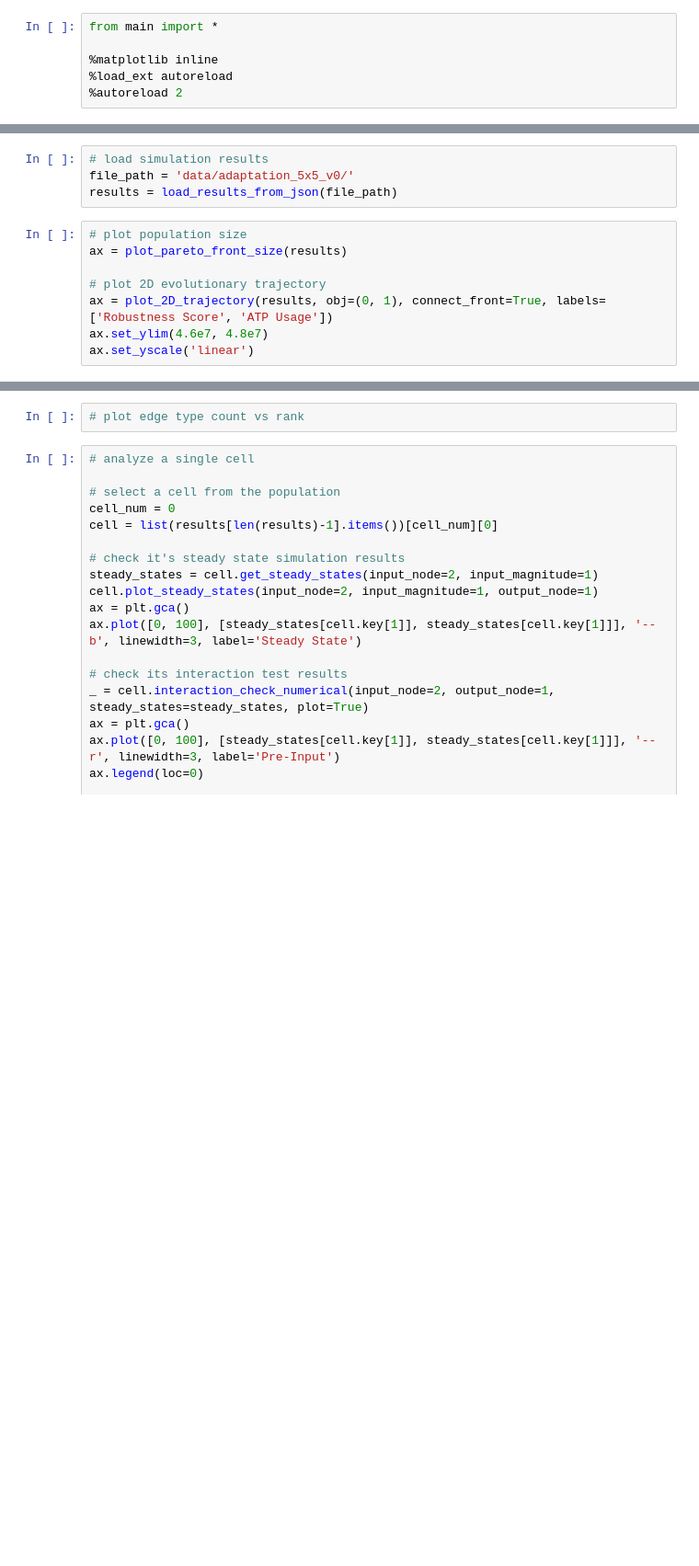
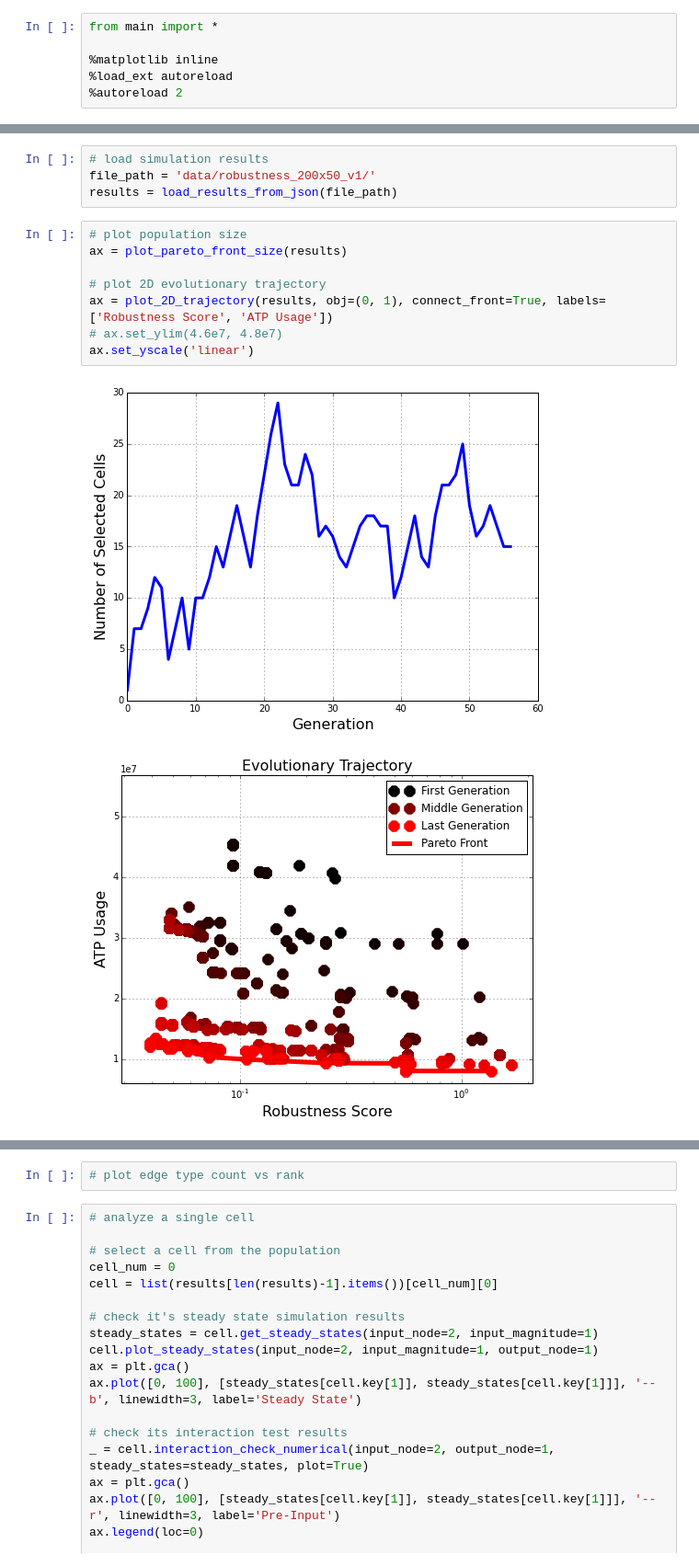
Before and after one commit to sbernasek/evolution_of_grn, a Jupyter notebook: analysis.ipynb, the cells around one changed output, grey strips where cells are left out. Shown at 92% size. Saved outputs shown, nothing was run; the diff lists cells and outputs as text; blank space fills up the shorter version.

```diff
--- a/analysis.ipynb
+++ b/analysis.ipynb
@@ -9,15 +11,18 @@ ls data/
 # %%
 # load simulation results
-file_path = 'data/adaptation_5x5_v0/'
+file_path = 'data/robustness_200x50_v1/'
 results = load_results_from_json(file_path)
 # %%
 # plot population size
 ax = plot_pareto_front_size(results)
 
 # plot 2D evolutionary trajectory
 ax = plot_2D_trajectory(results, obj=(0, 1), connect_front=True, labels=['Robustness Score', 'ATP Usage'])
-ax.set_ylim(4.6e7, 4.8e7)
+# ax.set_ylim(4.6e7, 4.8e7)
 ax.set_yscale('linear')
+# %% [output]
+[figure, added]
+[figure, added]
 # %%
 # get topological features from pareto front, ordered from most robust to most efficient
 robustness, energy_usage, edge_count, node_count, edges_per_node, edges_per_gene = get_topology_from_front(results)
```
Also changed, not shown: parts of 5 cells of this notebook, 4 other files.
